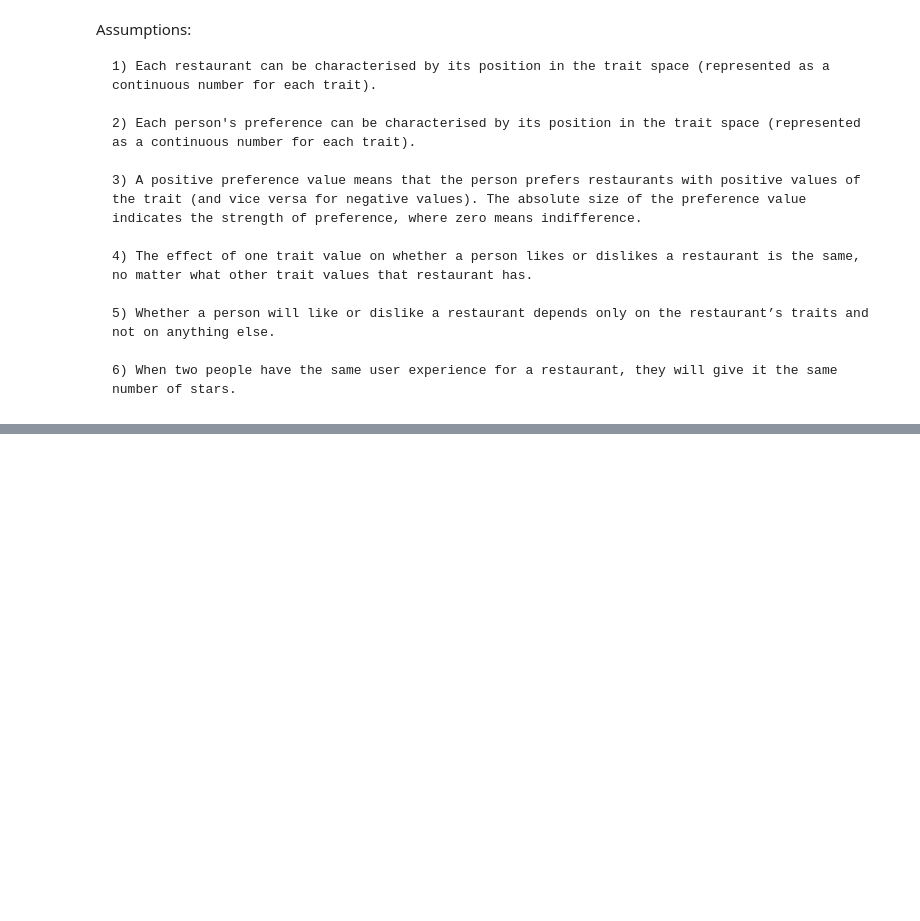
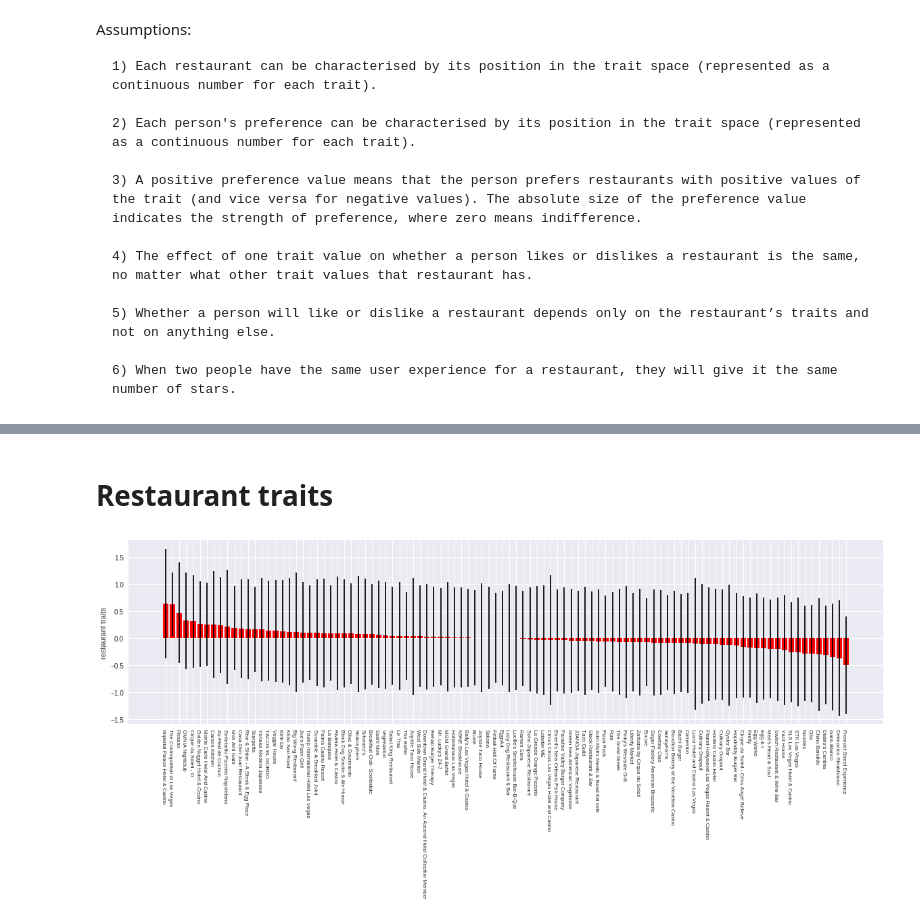
Before and after one commit to ioanab95/Colaborative-Filtering, a Jupyter notebook: collaborative_filtering.ipynb, the cells around one changed output, grey strips where cells are left out. Drawn from its saved outputs; the diff is of its cells as text; code cells hidden in the pictures; blank space fills up the shorter version.

```diff
--- a/collaborative_filtering.ipynb
+++ b/collaborative_filtering.ipynb
@@ -462,0 +490,15 @@ KeyboardInterrupt:
+# %% [markdown]
+# Restaurant traits
+# %%
+mean_traits = np.mean(restaurant_traits_samples[50:], axis=0)[:100]
+std_traits = np.std(restaurant_traits_samples[50:], axis=0)[:100]
+rank_order = np.argsort(mean_traits)[::-1]
+
+with matplotlib.rc_context({'figure.figsize': [20,5], 'xtick.labelsize': 8}):
+    x = np.arange(100)
+    plt.bar(x, mean_traits[rank_order], align='center', width=.8, yerr=std_traits[rank_order], color='red')
+    plt.xticks(x, restaurants_df.iloc[rank_order]['name'].values, rotation=-90, ha='right')
+    plt.ylabel('restaurant traits')
+plt.show()
+# %% [output]
+[figure, added]
```
Also changed, not shown: parts of 10 cells of this notebook.
